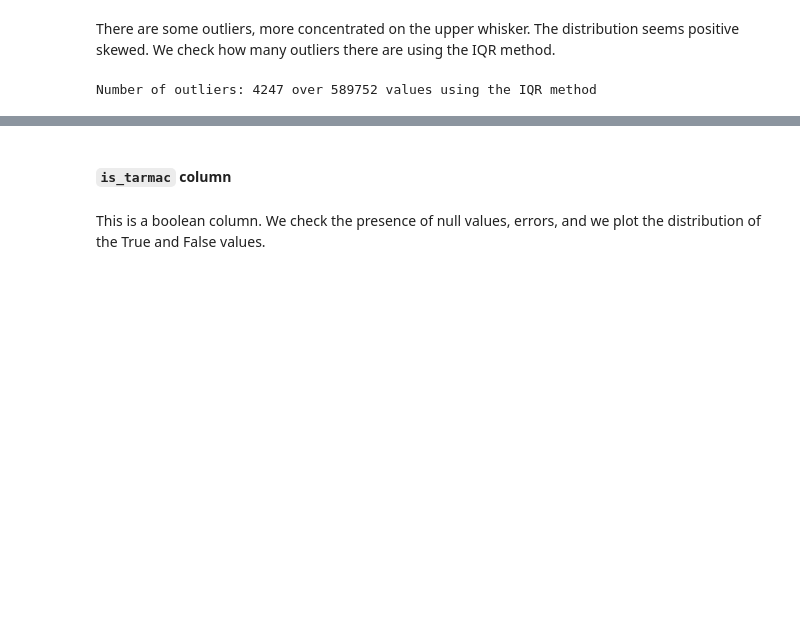
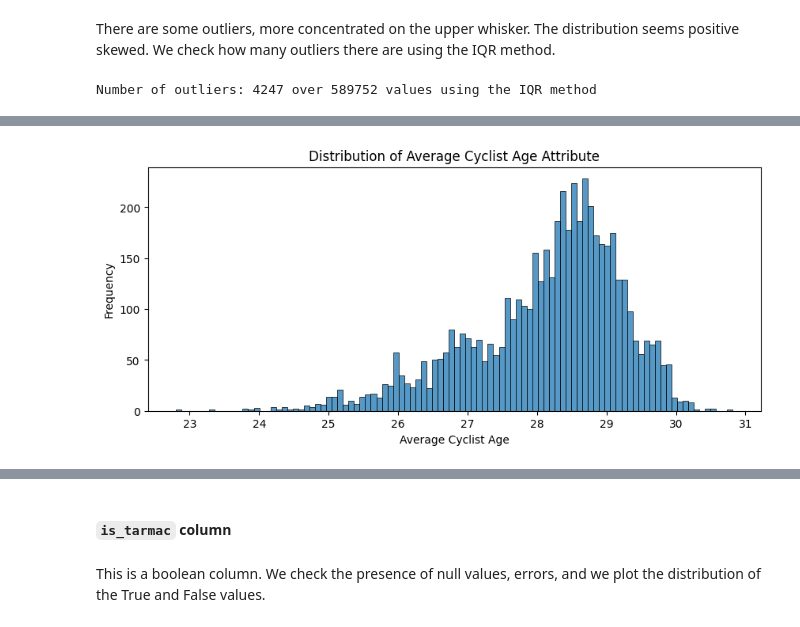
Before and after one commit to effepielle/dm_project24_group_0, a Jupyter notebook: TASK_1/data_understanding.ipynb, the cells around one changed output, grey strips where cells are left out. Cells and saved outputs as stored; diff of their text form; code cells hidden in the pictures; blank space fills up the shorter version.

```diff
--- a/TASK_1/data_understanding.ipynb
+++ b/TASK_1/data_understanding.ipynb
@@ -1922,0 +1993,9 @@ Number of outliers: 4247 over 589752 values using the IQR method
+# %%
+plt.figure(figsize=(10, 4))
+sns.histplot(avg_age_df['cyclist_age'].dropna(), bins=100)
+plt.title('Distribution of Average Cyclist Age Attribute')
+plt.xlabel('Average Cyclist Age')
+plt.ylabel('Frequency')
+plt.show()
+# %% [output]
+[figure, added]
```
Also changed, not shown: parts of 52 cells of this notebook.
